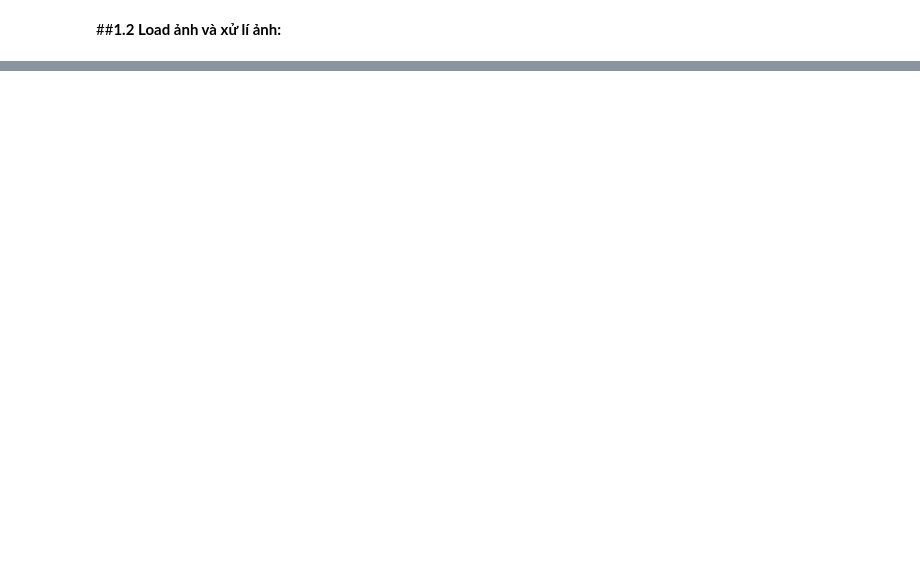
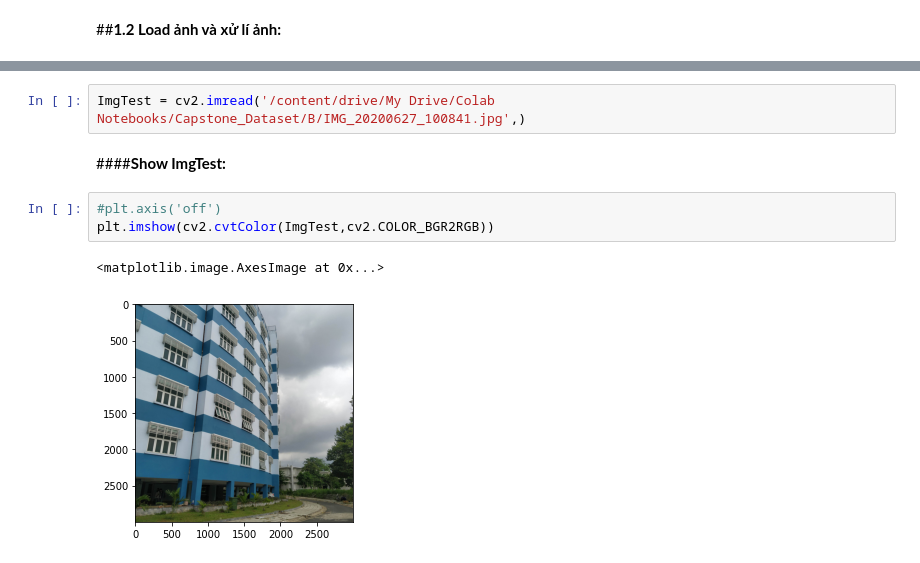
Before and after one commit to KhangTran2503/CS114.K21.KHTN, a Jupyter notebook: [Capstone Study] New_ML_FinalProject/[Capstone Study]Try_1.ipynb, the cells around one changed output, grey strips where cells are left out. Saved outputs shown, nothing was run; the diff lists cells and outputs as text; blank space fills up the shorter version.

```diff
--- a/[Capstone Study] New_ML_FinalProject/[Capstone Study]Try_1.ipynb
+++ b/[Capstone Study] New_ML_FinalProject/[Capstone Study]Try_1.ipynb
@@ -9,0 +20,10 @@
+# %%
+ImgTest = cv2.imread('/content/drive/My Drive/Colab Notebooks/Capstone_Dataset/B/IMG_20200627_100841.jpg',)
+# %% [markdown]
+####**Show ImgTest:**
+# %%
+#plt.axis('off')
+plt.imshow(cv2.cvtColor(ImgTest,cv2.COLOR_BGR2RGB))
+# %% [output]
+<matplotlib.image.AxesImage at 0x...>
+[figure, added]
```
Also changed, not shown: parts of 13 cells of this notebook.
